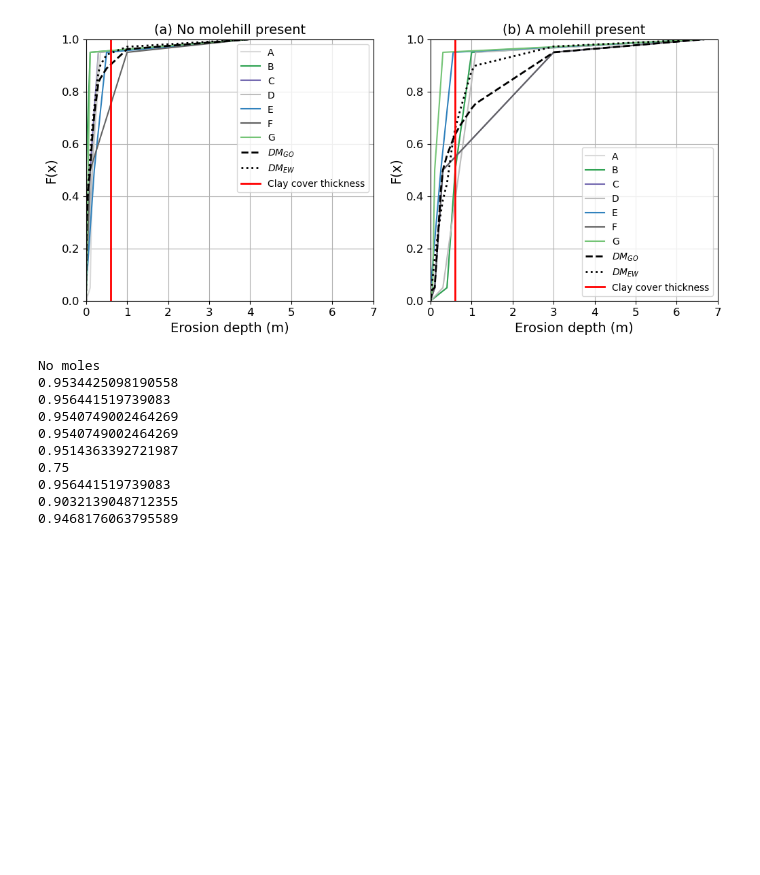
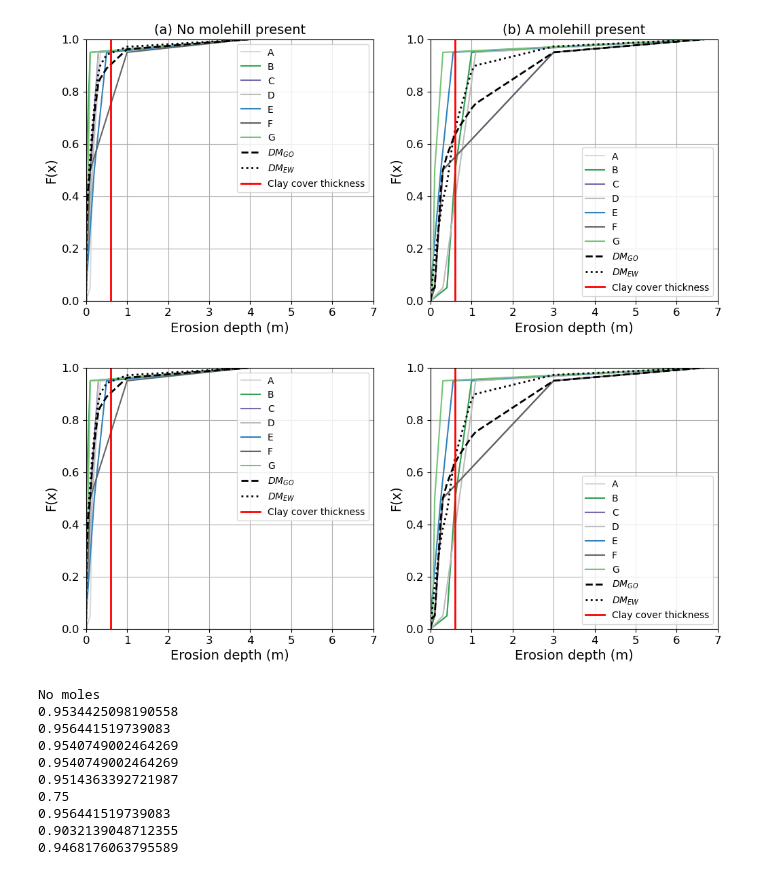
Before and after one commit to patmanas/burros, a Jupyter notebook: analysis_ewg.ipynb, the cells around one changed output. Drawn from its saved outputs; the diff is of its cells as text; code cells hidden in the pictures; blank space fills up the shorter version.

```diff
--- a/analysis_ewg.ipynb
+++ b/analysis_ewg.ipynb
@@ -486,6 +486,74 @@ ax[1].tick_params(axis='both', which='major', labelsize=12)
 ax[1].tick_params(axis='both', which='minor', labelsize=12)
 # %% [output]
 [figure]
+# %%
+#select the question for which we want to plot the different CDFs
+item = 'item12'
+itemnr = project.items.ids.index(item)
+
+# Get experts assessments for the item
+itemassessment = project.assessments.get_array(experts='actual')[:, :, itemnr]
+# Get bounds for the item
+bounds = project.assessments.get_bounds(overshoot=0.1)
+lower, upper = bounds[0][itemnr], bounds[1][itemnr]
+
+# Plot experts' cdfs
+fig, ax = plt.subplots(1, 2, figsize=(12, 5))
+
+for i, assessment in enumerate(itemassessment):
+    ax[0].plot(np.r_[np.exp(lower), assessment, np.exp(upper)], np.r_[0.0, project.assessments.quantiles, 1.0], color = expert_colors[i],
+            label='{}'.format(project.experts.ids[i]))
+
+# Plot DM's cdf
+ax[0].plot(*project.assessments.full_cdf['DMgl'][itemnr].T, label='${DM_{GO}}$', ms=4, color='k', ls='--', lw=2)
+ax[0].plot(*project.assessments.full_cdf['DMeq'][itemnr].T, label='${DM_{EW}}$', ms=4, color='k', ls=':', lw=2)
+ax[0].plot([0.6, 0.6],[0, 1], label='Clay cover thickness', ms=4, color='r', lw=2)
+
+ax[0].legend()
+
+# ax[0].set_title('(a) No molehill present', fontsize=14)
+ax[0].set_xlabel('Erosion depth (m)', fontsize=14)
+ax[0].set_ylabel('F(x)', fontsize=14)
+ax[0].grid()
+ax[0].set_ylim(0,1)
+ax[0].set_xlim(0,7)
+
+ax[0].tick_params(axis='both', which='major', labelsize=12)
+ax[0].tick_params(axis='both', which='minor', labelsize=12)
+
+#select the question for which we want to plot the different CDFs
+item = 'item13'
+itemnr = project.items.ids.index(item)
+
+# Get experts assessments for the item
+itemassessment = project.assessments.get_array(experts='actual')[:, :, itemnr]
+# Get bounds for the item
+bounds = project.assessments.get_bounds(overshoot=0.1)
+lower, upper = bounds[0][itemnr], bounds[1][itemnr] #added min 0
+
+
+for i, assessment in enumerate(itemassessment):
+    ax[1].plot(np.r_[np.exp(lower), assessment, np.exp(upper)], np.r_[0.0, project.assessments.quantiles, 1.0], color = expert_colors[i],
+            label='{}'.format(project.experts.ids[i]))
+
+# Plot DM's cdf
+ax[1].plot(*project.assessments.full_cdf['DMgl'][itemnr].T, label='${DM_{GO}}$', ms=4, color='k', ls='--', lw=2)
+ax[1].plot(*project.assessments.full_cdf['DMeq'][itemnr].T, label='${DM_{EW}}$', ms=4, color='k', ls=':', lw=2)
+ax[1].plot([0.6, 0.6],[0, 1], label='Clay cover thickness', ms=4, color='r', lw=2)
+
+ax[1].legend()
+
+# ax[1].set_title('(b) A molehill present', fontsize=14)
+ax[1].set_xlabel('Erosion depth (m)', fontsize=14)
+ax[1].set_ylabel('F(x)', fontsize=14)
+ax[1].grid()
+ax[1].set_ylim(0,1)
+ax[1].set_xlim(0,7)
+
+ax[1].tick_params(axis='both', which='major', labelsize=12)
+ax[1].tick_params(axis='both', which='minor', labelsize=12)
+# %% [output]
+[figure, added]
 # %%
 # compute range of probabilities of failure: no molehills
 
```
